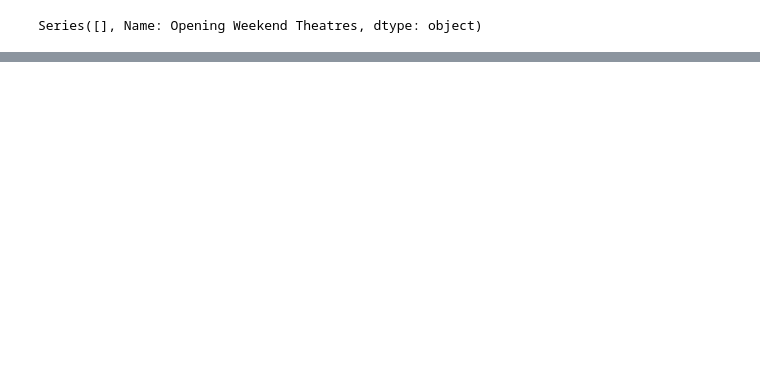
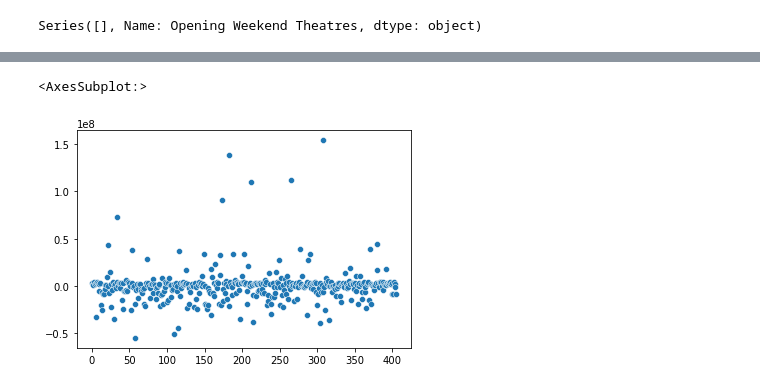
Before and after one commit to navish92/Predicting_Movie_Opening_Weekend, a Jupyter notebook: Feature_Engineering_Scaling_and_Modeling.ipynb, the cells around one changed output, grey strips where cells are left out. Cells and saved outputs as stored; diff of their text form; code cells hidden in the pictures; blank space fills up the shorter version.

```diff
--- a/Feature_Engineering_Scaling_and_Modeling.ipynb
+++ b/Feature_Engineering_Scaling_and_Modeling.ipynb
@@ -122,0 +114,6 @@ Name: Opening Weekend Gross, dtype: float64
+# %%
+errors = np.array(y_test) - y_test_pred
+sns.scatterplot(data=errors)
+# %% [output]
+<AxesSubplot:>
+[figure, added]
```
Also changed, not shown: parts of 7 cells of this notebook, 3 other files.
